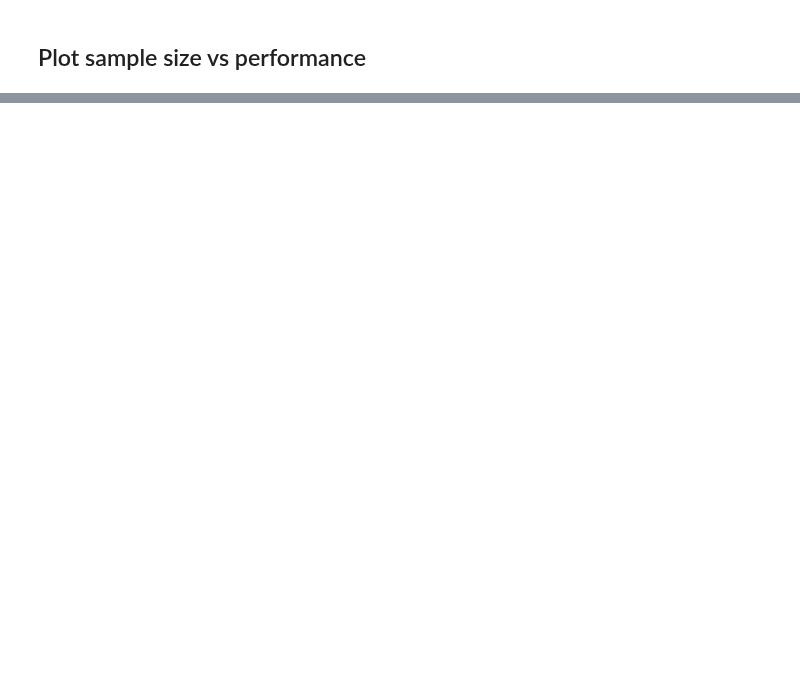
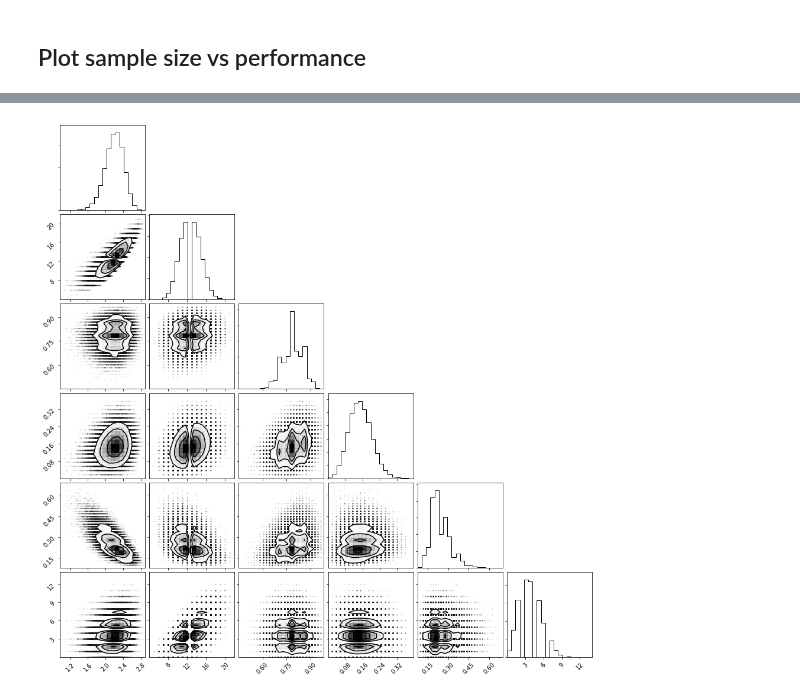
Before and after one commit to johannbrehmer/goldmine, a Jupyter notebook: goldmine/evaluation/epidemiology_performance.ipynb, the cells around one changed output, grey strips where cells are left out. Drawn from its saved outputs; the diff is of its cells as text; code cells hidden in the pictures; blank space fills up the shorter version.

```diff
--- a/goldmine/evaluation/epidemiology_performance.ipynb
+++ b/goldmine/evaluation/epidemiology_performance.ipynb
@@ -159,0 +138,7 @@ plt.show()
+# %%
+x_simulator = np.load('../data/samples/epidemiology/x_test_singletheta.npy')
+x_maf = np.load('../data/results/epidemiology/maf/samples_from_p_hat.npy')
+# %%
+_ = corner.corner(x_simulator)
+# %% [output]
+[figure, added]
```
Also changed, not shown: parts of 8 cells of this notebook, 4 other files.
